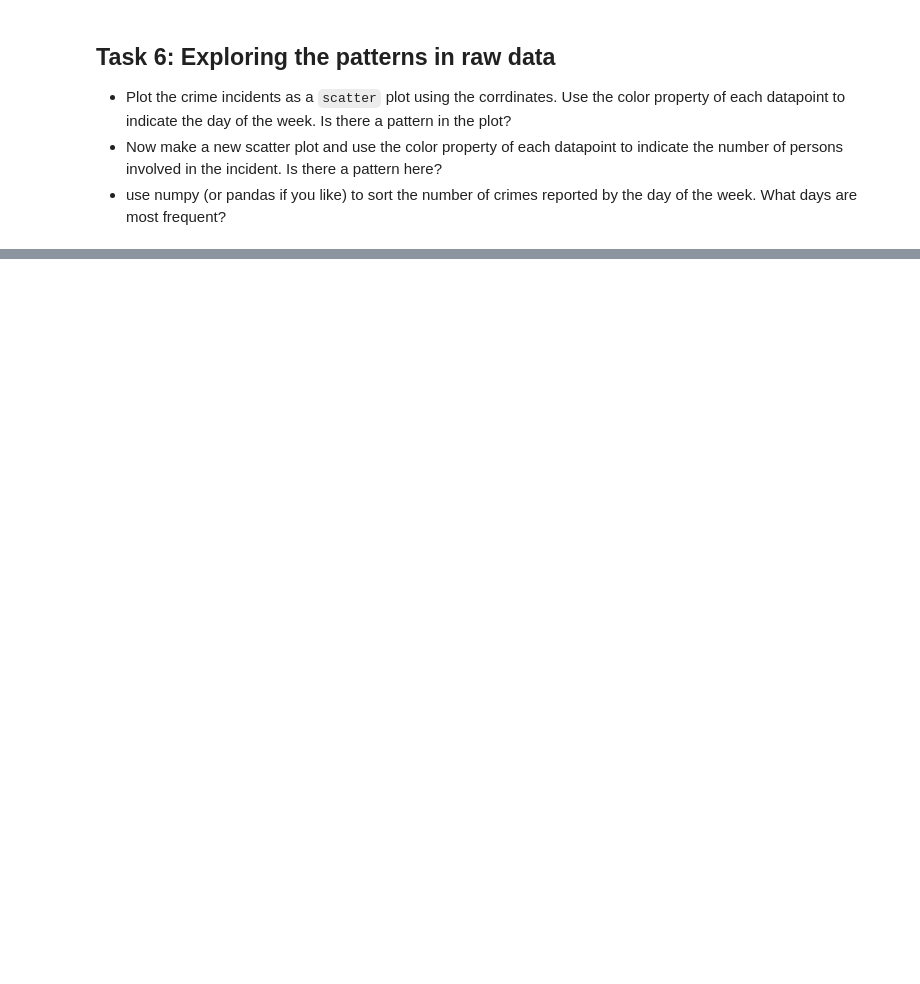
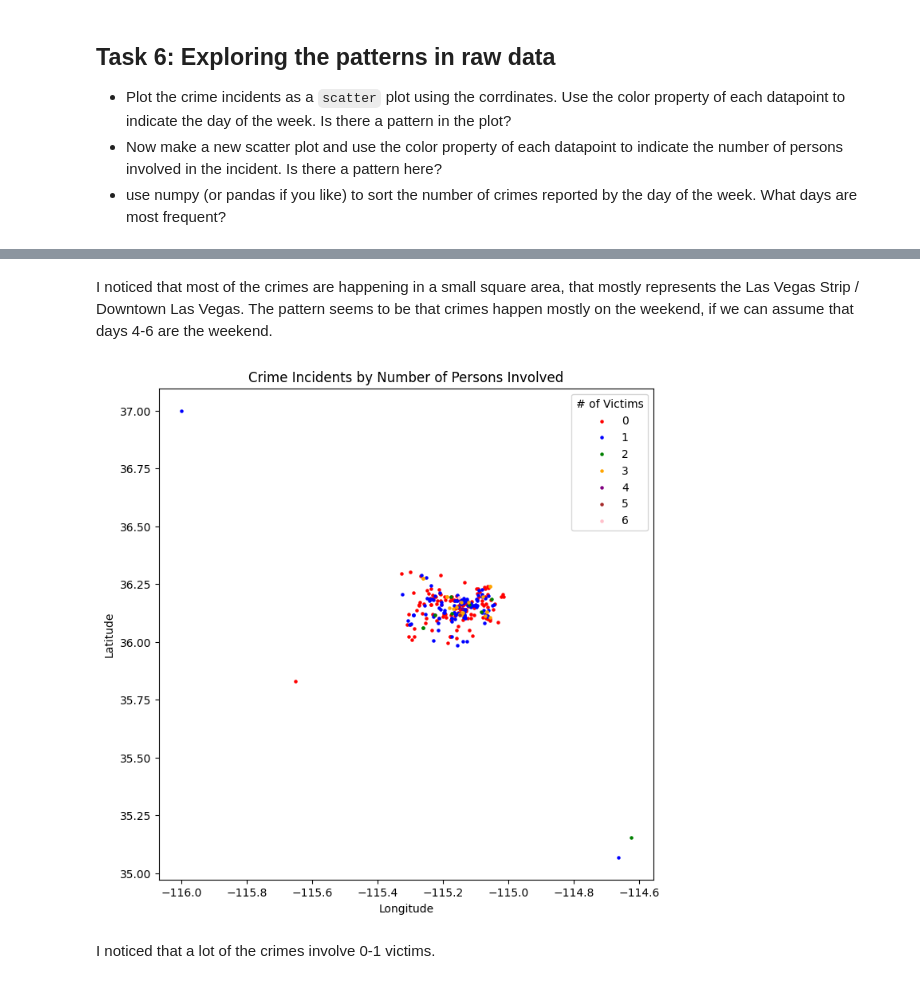
Before and after one commit to Banhana/AppliedMachineLearning, a Jupyter notebook: HW2/Crime-Stats-Project.ipynb, the cells around one changed output, grey strips where cells are left out. Drawn from its saved outputs; the diff is of its cells as text; code cells hidden in the pictures; blank space fills up the shorter version.

Commit message:
finished most of the tasks. Save point in case I mess things up.

```diff
--- a/HW2/Crime-Stats-Project.ipynb
+++ b/HW2/Crime-Stats-Project.ipynb
@@ -121,0 +480,25 @@ In this task, you will try to predict the number of crime victims as a **class n
+# %% [markdown]
+I noticed that most of the crimes are happening in a small square area, that mostly represents the Las Vegas Strip / Downtown Las Vegas. The pattern seems to be that crimes happen mostly on the weekend, if we can assume that days 4-6 are the weekend.
+# %%
+# Create a scatter plot
+plt.figure(figsize=(8, 8))  # Adjust the figure size as needed
+
+# Define a custom list of colors based on 'VictimCount'
+colors = ['red', 'blue', 'green', 'orange', 'purple', 'brown', 'pink']
+
+# Create a scatter plot with custom colors based on 'VictimCount' and add labels
+for count, color in enumerate(colors):
+    victim_df = df[df['VictimCount'] == count]
+    plt.scatter(victim_df['X'], victim_df['Y'], label=f'{count}', c=color, s=5)
+
+# Customize the plot for number of persons involved
+plt.title('Crime Incidents by Number of Persons Involved')
+plt.xlabel('Longitude')
+plt.ylabel('Latitude')
+plt.legend(title='# of Victims')
+
+plt.show()
+# %% [output]
+[figure, added]
+# %% [markdown]
+I noticed that a lot of the crimes involve 0-1 victims.
```
Also changed, not shown: parts of 29 cells of this notebook, 4 other files.
